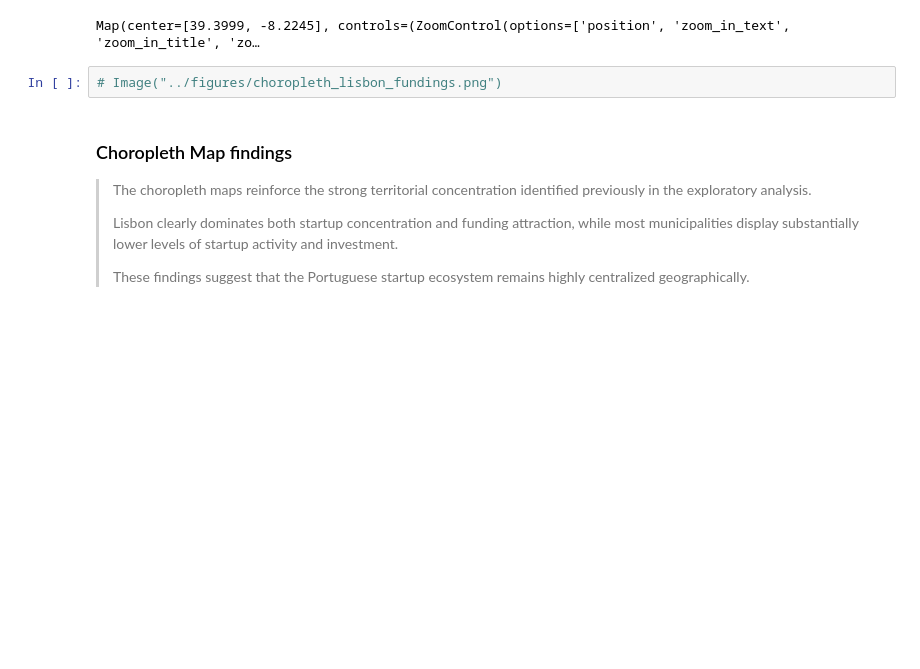
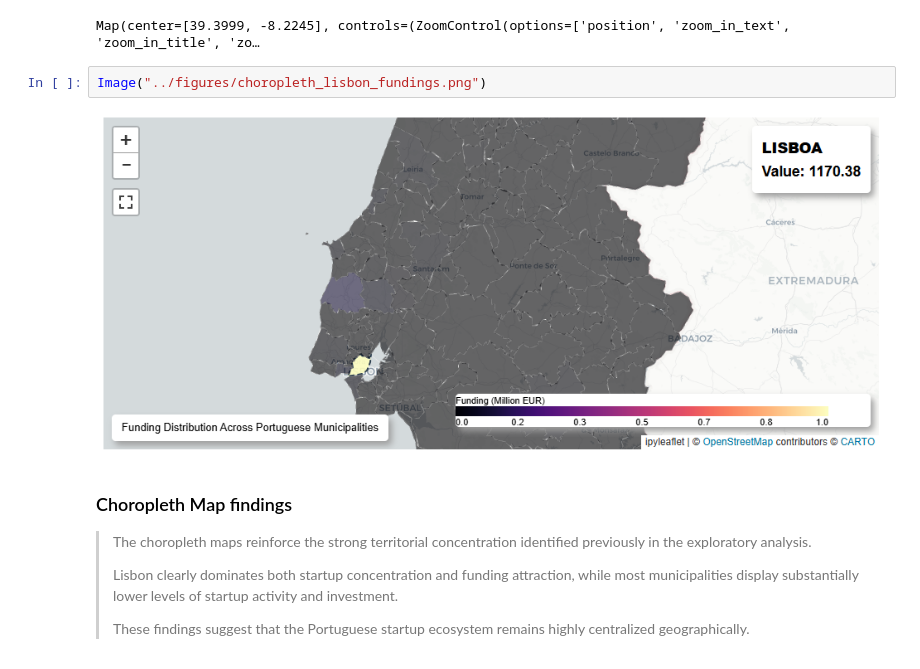
Before and after one commit to NelsonSanti/P4DS-Group-C3, a Jupyter notebook: startup-distribution-portugal/notebooks/main_notebook.ipynb, the cells around one changed output. Drawn from its saved outputs; the diff is of its cells as text; blank space fills up the shorter version.

```diff
--- a/startup-distribution-portugal/notebooks/main_notebook.ipynb
+++ b/startup-distribution-portugal/notebooks/main_notebook.ipynb
@@ -1449,7 +1451,9 @@ plot_choropleth(
 # %% [output]
 Map(center=[39.3999, -8.2245], controls=(ZoomControl(options=['position', 'zoom_in_text', 'zoom_in_title', 'zo…
 # %%
-# Image("../figures/choropleth_lisbon_fundings.png")
+Image("../figures/choropleth_lisbon_fundings.png")
+# %% [output]
+[figure, added]
 # %% [markdown]
 ### Choropleth Map findings
 
```
Also changed, not shown: parts of 1 cell of this notebook.
